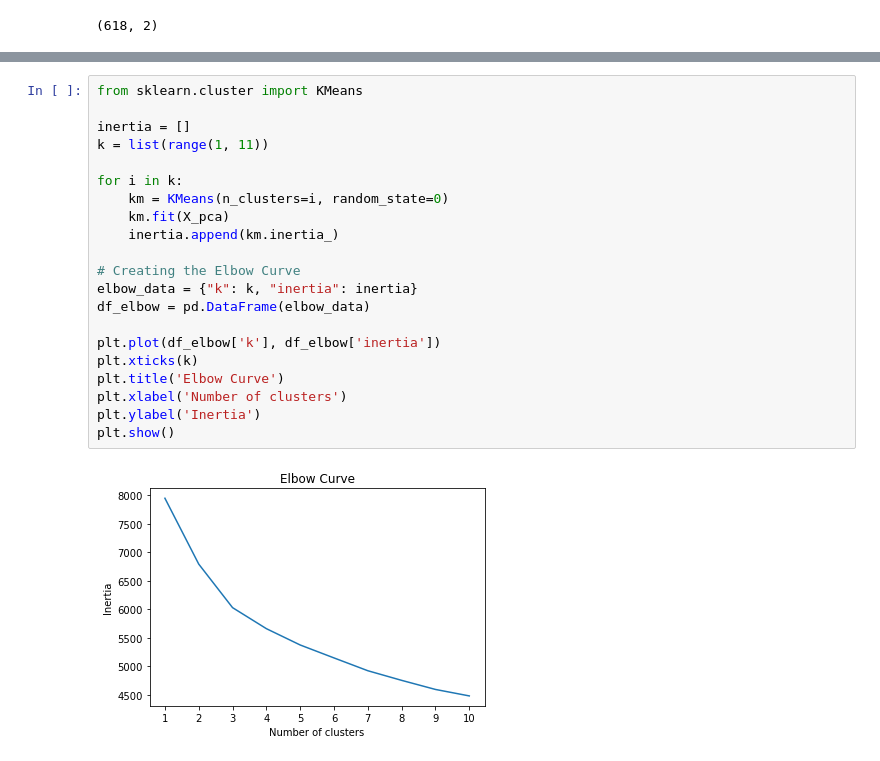
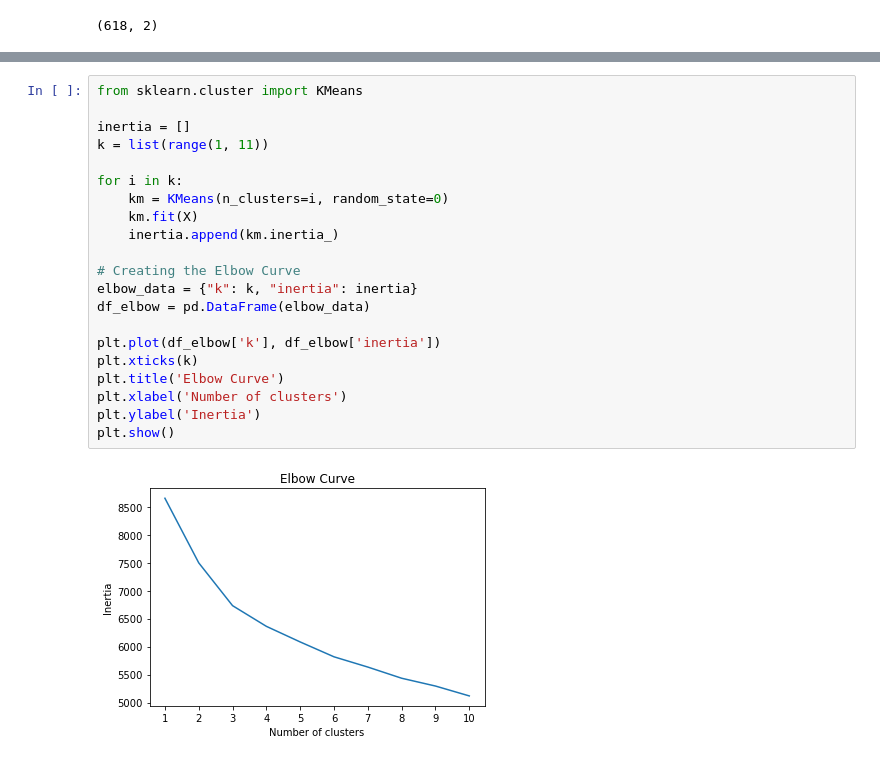
Before and after one commit to kirran-jk/unsupervised-machine-learning, a Jupyter notebook: myopia_clusters.ipynb, the cells around one changed output, grey strips where cells are left out. Cells and saved outputs as stored; diff of their text form.

Commit message:
update KMeans graph

```diff
--- a/myopia_clusters.ipynb
+++ b/myopia_clusters.ipynb
@@ -66,23 +66,23 @@ plt.show()
 # %%
 from sklearn.cluster import KMeans
 
 inertia = []
 k = list(range(1, 11))
 
 for i in k:
     km = KMeans(n_clusters=i, random_state=0)
-    km.fit(X_pca)
+    km.fit(X)
     inertia.append(km.inertia_)
 
 # Creating the Elbow Curve
 elbow_data = {"k": k, "inertia": inertia}
 df_elbow = pd.DataFrame(elbow_data)
 
 plt.plot(df_elbow['k'], df_elbow['inertia'])
 plt.xticks(k)
 plt.title('Elbow Curve')
 plt.xlabel('Number of clusters')
 plt.ylabel('Inertia')
 plt.show()
 # %% [output]
-[figure, old version]
+[figure, new version]
```
Also changed, not shown: parts of 1 cell of this notebook.
